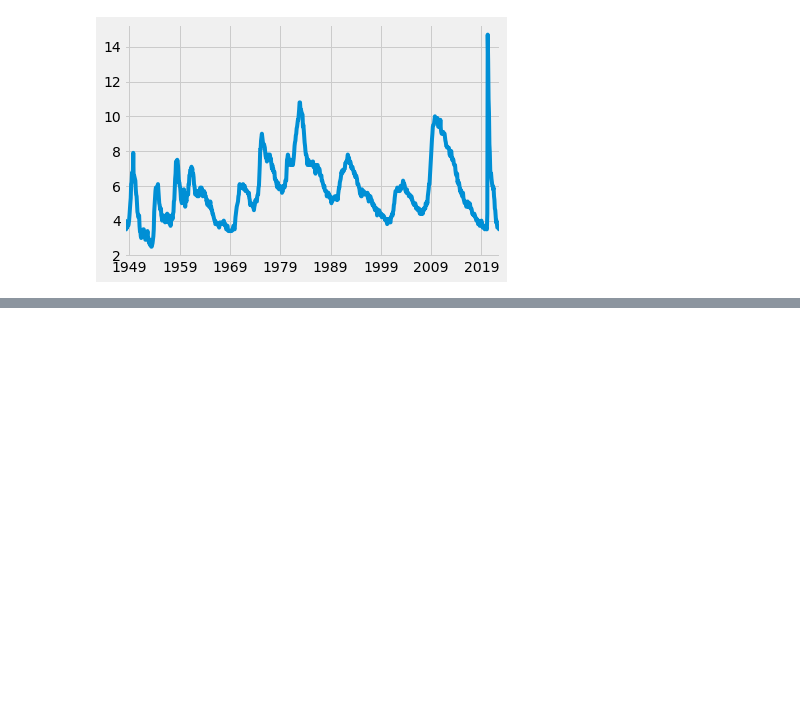
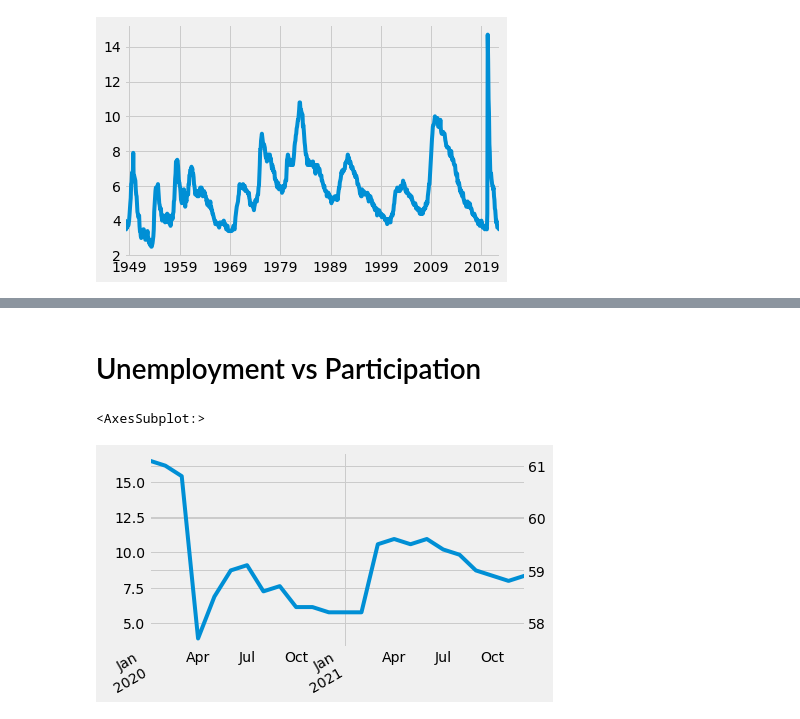
Before and after one commit to lincolnmuriithi11/Stock_Analysis-, a Jupyter notebook: Financial Analysis/fed_res_economic_data.ipynb, the cells around one changed output, grey strips where cells are left out. Drawn from its saved outputs; the diff is of its cells as text; code cells hidden in the pictures; blank space fills up the shorter version.

```diff
--- a/Financial Analysis/fed_res_economic_data.ipynb
+++ b/Financial Analysis/fed_res_economic_data.ipynb
@@ -165,0 +218,5 @@ unemployment_rate.head()
+# %%
+# drop columns without the "UR" suffix
+paprt_df = participation_df.T.filter(regex="LBSSA",axis=1)
+# %%
+part_df = paprt_df.T
@@ -165,0 +244,11 @@ unemployment_rate.head()
+# %%
+state_labels = part_df["title"].str.replace("Labor Force Participation Rate for ","").to_dict()
+
+all_results = []
+for myid in part_df.index:
+    results = fred.get_series(myid)
+    results = results.to_frame(name=myid)
+    all_results.append(results)
+part_df = pd.concat(all_results, axis=1)
+# %%
+part_df.columns = [state_labels[c] for c in part_df.columns]
@@ -165,0 +284,10 @@ unemployment_rate.head()
+# %% [markdown]
+# Unemployment vs Participation
+# %%
+fig, ax = plt.subplots()
+ax2 = ax.twinx()
+state_unemp.query("index >= 2020 and index < 2022")[" New York"].plot(ax = ax, label= "Unemployment")
+part_df.query("index >= 2020 and index < 2022")["New York"].plot(ax = ax2, label= "Participation")
+# %% [output]
+<AxesSubplot:>
+[figure, added]
```
Also changed, not shown: parts of 26 cells of this notebook.
